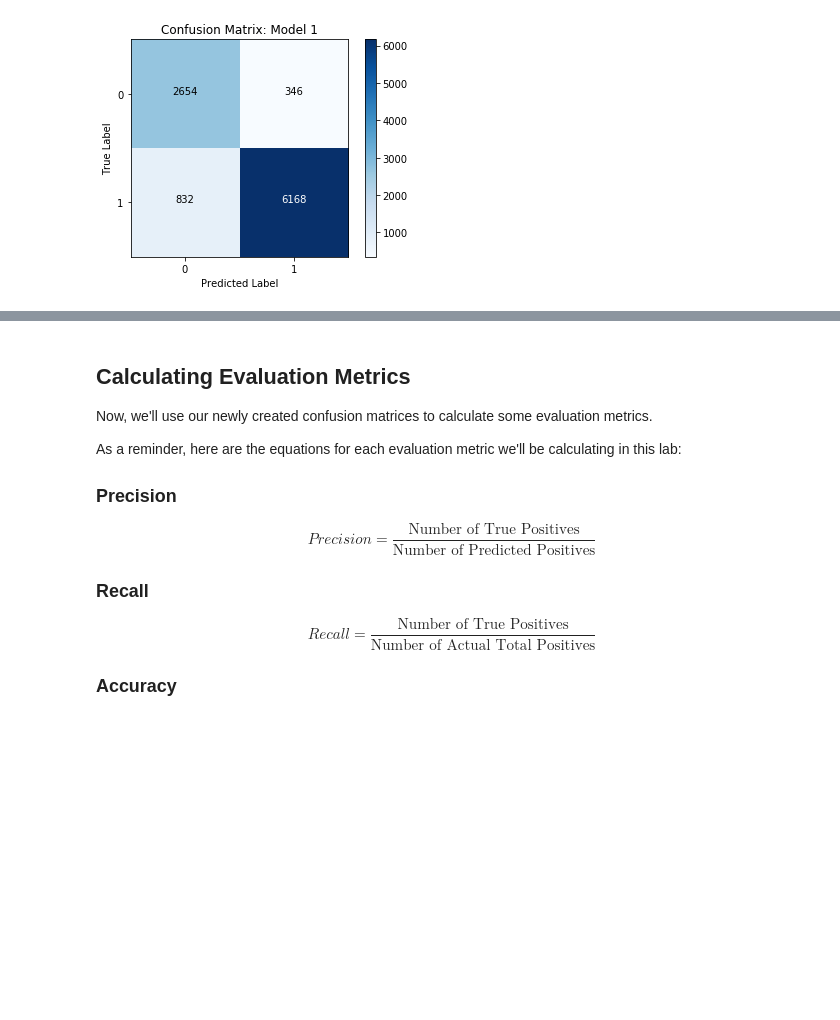
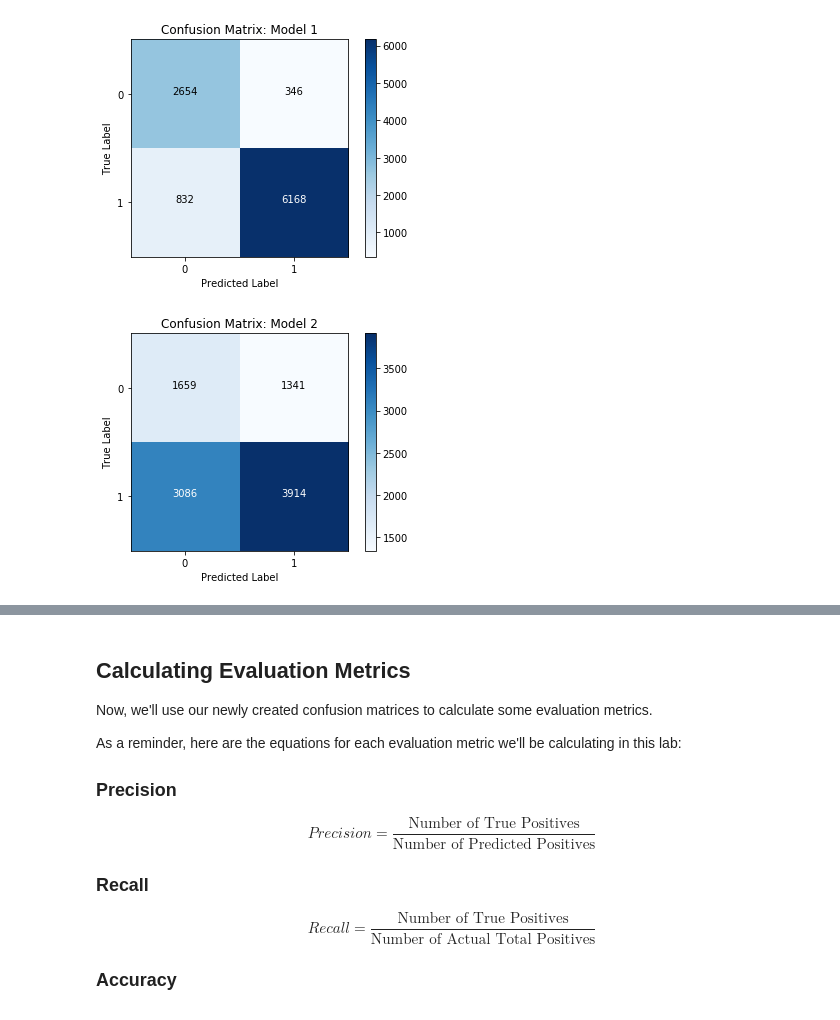
Before and after one commit to feiqi9047/dsc-3-27-08-evaluation-metrics-lab-nyc-ds-career-031119, a Jupyter notebook: index.ipynb, the cells around one changed output, grey strips where cells are left out. Saved outputs shown, nothing was run; the diff lists cells and outputs as text; code cells hidden in the pictures; blank space fills up the shorter version.

```diff
--- a/index.ipynb
+++ b/index.ipynb
@@ -153,3 +153,7 @@ def show_cf(y_true, y_pred, class_names=None, model_name=None):
 show_cf(labels, model1_preds, model_name='Model 1')
 # %% [output]
 [figure]
+# %%
+show_cf(labels, model2_preds, model_name='Model 2')
+# %% [output]
+[figure, added]
```
Also changed, not shown: parts of 1 cell of this notebook.
